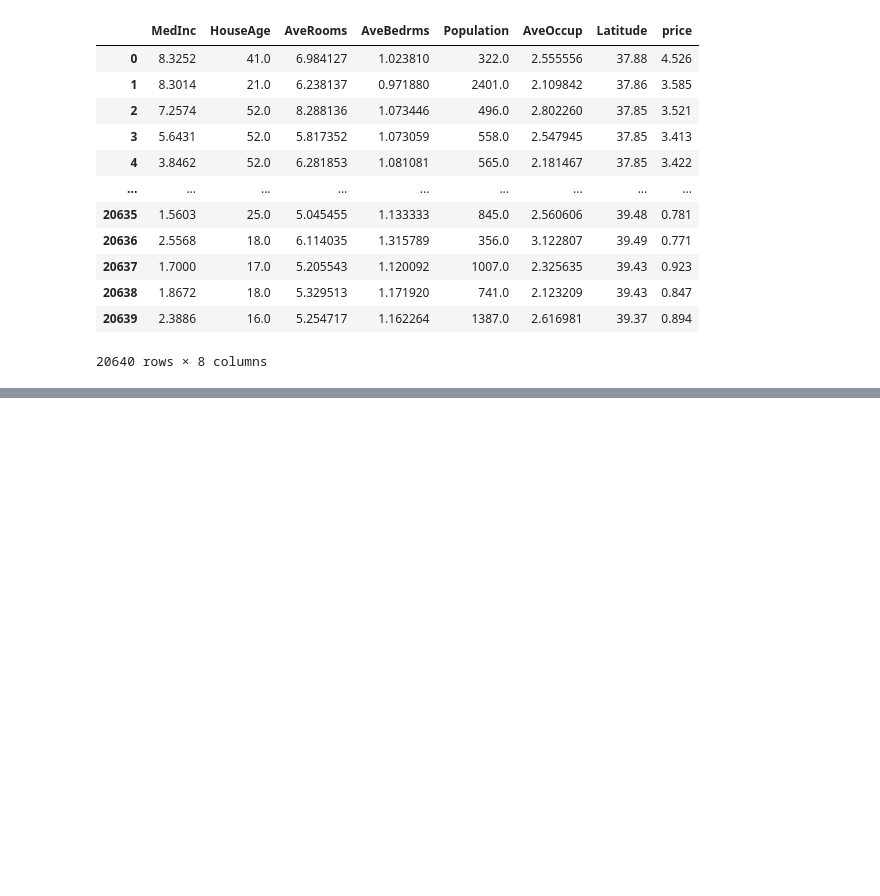
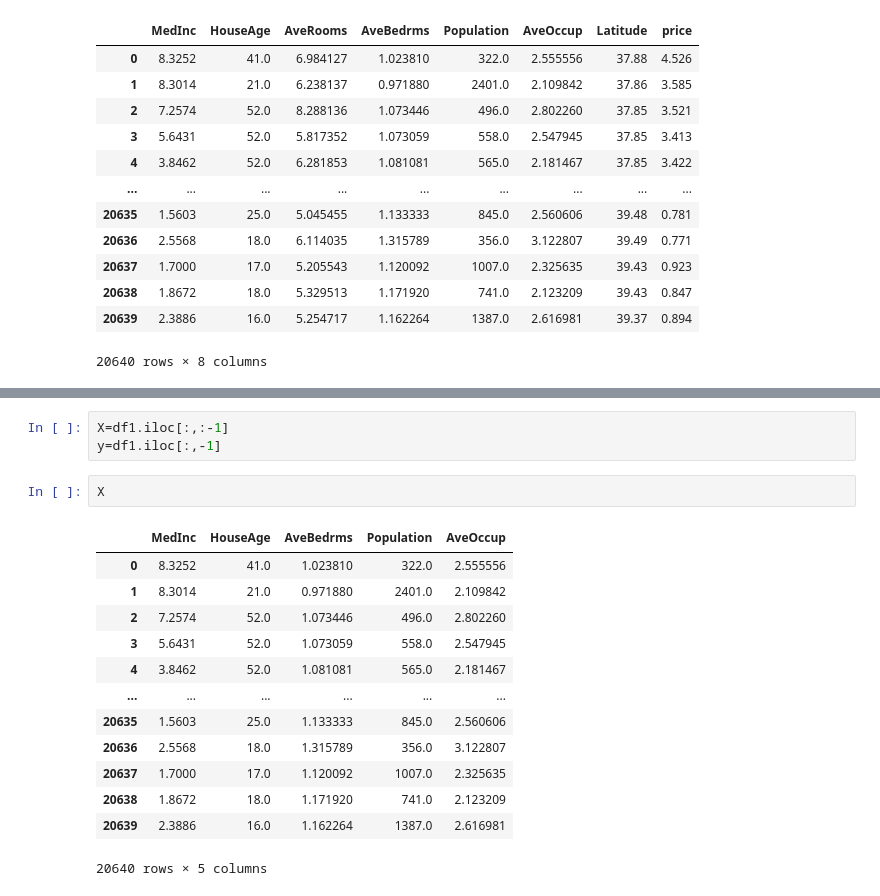
Before and after one commit to bhaskarsrivastava18/LEARNING_ML, a Jupyter notebook: MULTICOLLINEARITY.ipynb, the cells around one changed output, grey strips where cells are left out. Cells and saved outputs as stored; diff of their text form; blank space fills up the shorter version.

```diff
--- a/MULTICOLLINEARITY.ipynb
+++ b/MULTICOLLINEARITY.ipynb
@@ -120,0 +167,19 @@ df1
+# %%
+X=df1.iloc[:,:-1]
+y=df1.iloc[:,-1]
+# %%
+X
+# %% [output]
+|  | MedInc | HouseAge | AveBedrms | Population | AveOccup |
+| 0 | 8.3252 | 41.0 | 1.023810 | 322.0 | 2.555556 |
+| 1 | 8.3014 | 21.0 | 0.971880 | 2401.0 | 2.109842 |
+| 2 | 7.2574 | 52.0 | 1.073446 | 496.0 | 2.802260 |
+| 3 | 5.6431 | 52.0 | 1.073059 | 558.0 | 2.547945 |
+| 4 | 3.8462 | 52.0 | 1.081081 | 565.0 | 2.181467 |
+| ... | ... | ... | ... | ... | ... |
+| 20635 | 1.5603 | 25.0 | 1.133333 | 845.0 | 2.560606 |
+| 20636 | 2.5568 | 18.0 | 1.315789 | 356.0 | 3.122807 |
+| 20637 | 1.7000 | 17.0 | 1.120092 | 1007.0 | 2.325635 |
+| 20638 | 1.8672 | 18.0 | 1.171920 | 741.0 | 2.123209 |
+| 20639 | 2.3886 | 16.0 | 1.162264 | 1387.0 | 2.616981 |
+20640 rows × 5 columns
```
Also changed, not shown: parts of 20 cells of this notebook.
